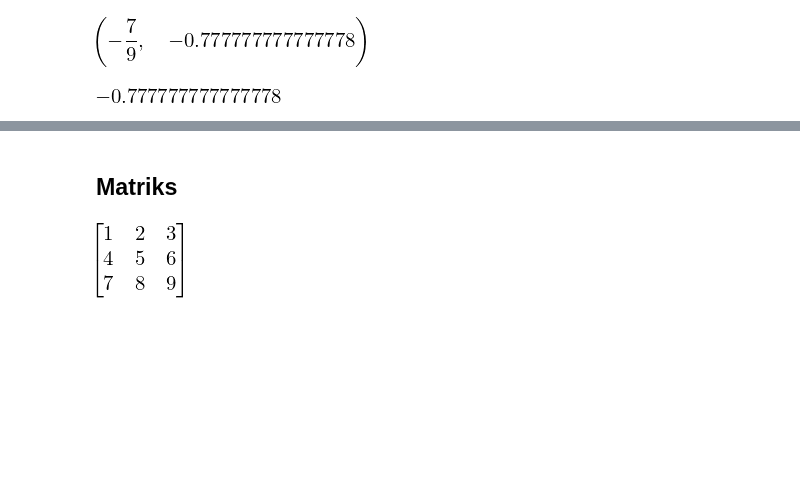
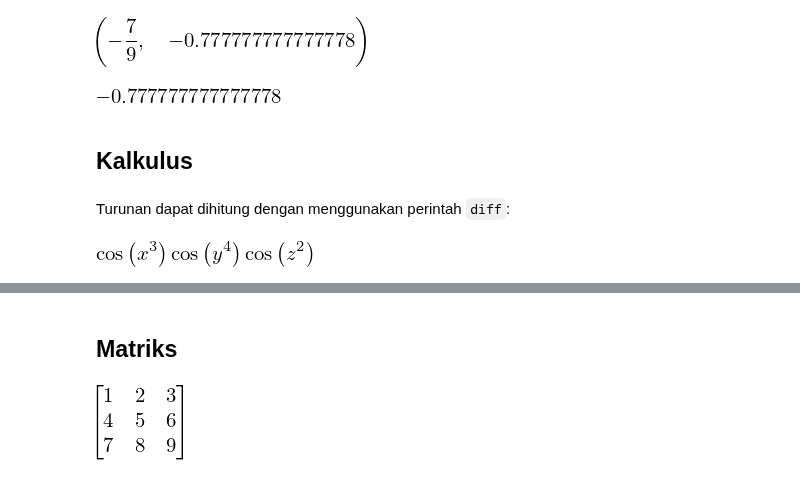
Before and after one commit to f-fathurrahman/ffr-MetodeNumerik, a Jupyter notebook: NOTEBOOKS/PengenalanSymPy.ipynb, the cells around one changed output, grey strips where cells are left out. Cells and saved outputs as stored; diff of their text form; code cells hidden in the pictures; blank space fills up the shorter version.

Commit message:
Menghitung turunan dan integral

```diff
--- a/NOTEBOOKS/PengenalanSymPy.ipynb
+++ b/NOTEBOOKS/PengenalanSymPy.ipynb
@@ -136,3 +140,12 @@ expr1, expr1.evalf()
 expr.evalf(subs={x: 1, y: 3})
 # %% [output]
 [figure]
+# %% [markdown]
+## Kalkulus
+# %% [markdown]
+Turunan dapat dihitung dengan menggunakan perintah `diff`:
+# %%
+eksp = cos(x**3)*cos(y**4)*cos(z**2)
+eksp
+# %% [output]
+[figure, added]
```
Also changed, not shown: parts of 30 cells of this notebook.
